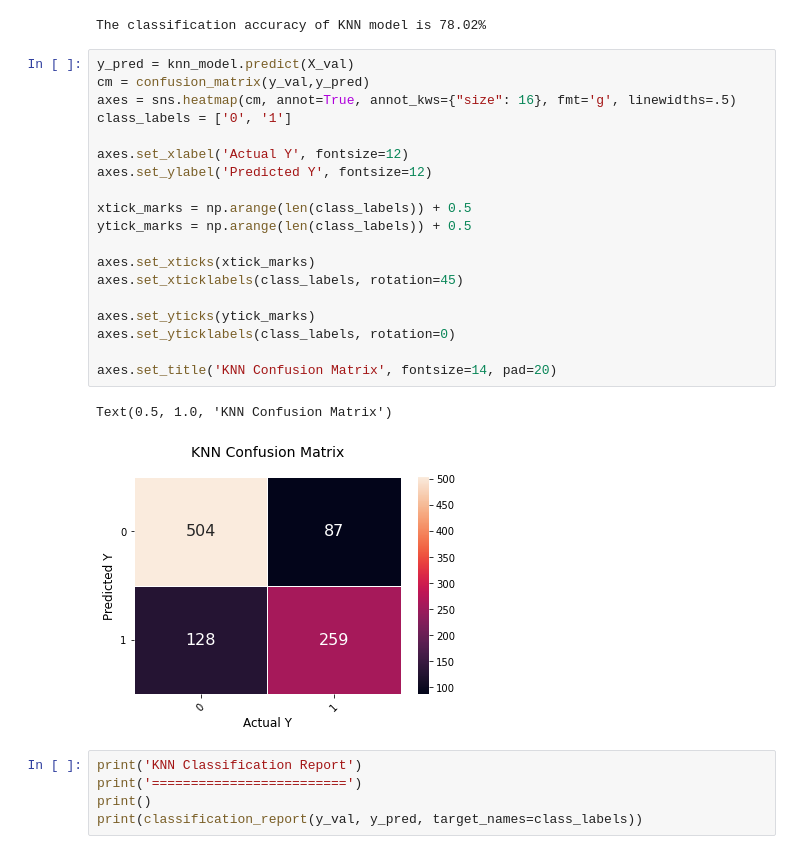
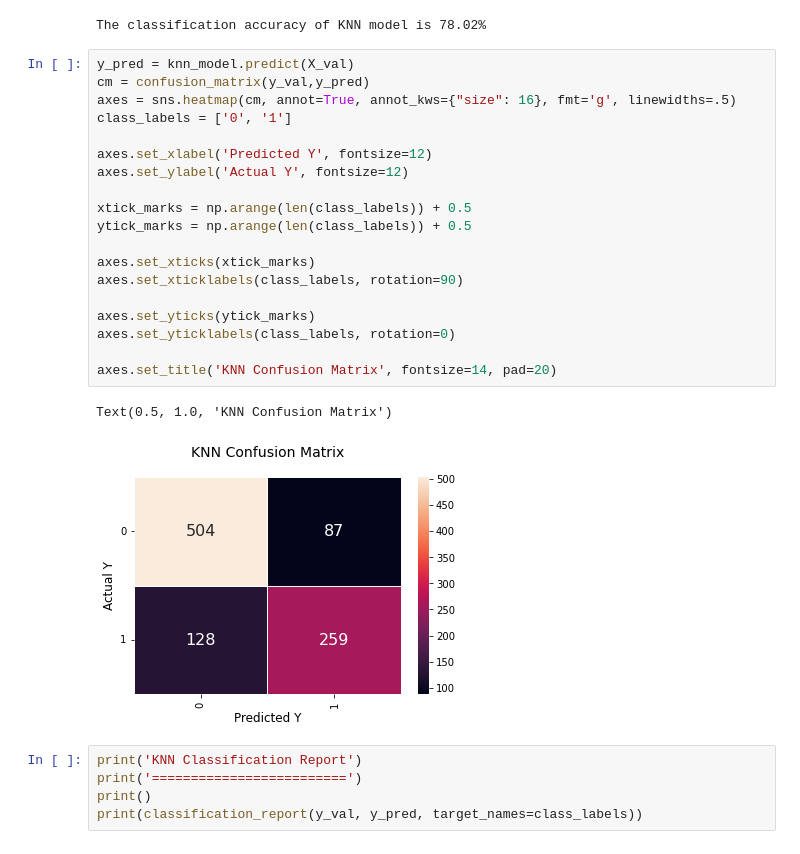
Before and after one commit to ArunavaKumar/Binary-Classifcation-Assignment, a Jupyter notebook: Data Science Assignment (Binary Classifcation).ipynb, the cells around one changed output. Cells and saved outputs as stored; diff of their text form.

```diff
--- a/Data Science Assignment (Binary Classifcation).ipynb
+++ b/Data Science Assignment (Binary Classifcation).ipynb
@@ -342,25 +342,25 @@ The classification accuracy of KNN model is 78.02%
 # %%
 y_pred = knn_model.predict(X_val)
 cm = confusion_matrix(y_val,y_pred)
 axes = sns.heatmap(cm, annot=True, annot_kws={"size": 16}, fmt='g', linewidths=.5)
 class_labels = ['0', '1']
 
-axes.set_xlabel('Actual Y', fontsize=12)
-axes.set_ylabel('Predicted Y', fontsize=12)
+axes.set_xlabel('Predicted Y', fontsize=12)
+axes.set_ylabel('Actual Y', fontsize=12)
 
 xtick_marks = np.arange(len(class_labels)) + 0.5
 ytick_marks = np.arange(len(class_labels)) + 0.5
 
 axes.set_xticks(xtick_marks)
-axes.set_xticklabels(class_labels, rotation=45)
+axes.set_xticklabels(class_labels, rotation=90)
 
 axes.set_yticks(ytick_marks)
 axes.set_yticklabels(class_labels, rotation=0)
 
 axes.set_title('KNN Confusion Matrix', fontsize=14, pad=20)
 # %% [output]
 Text(0.5, 1.0, 'KNN Confusion Matrix')
-[figure, old version]
+[figure, new version]
 # %%
 print('KNN Classification Report')
 print('=========================')
```
Also changed, not shown: parts of 15 cells of this notebook.
